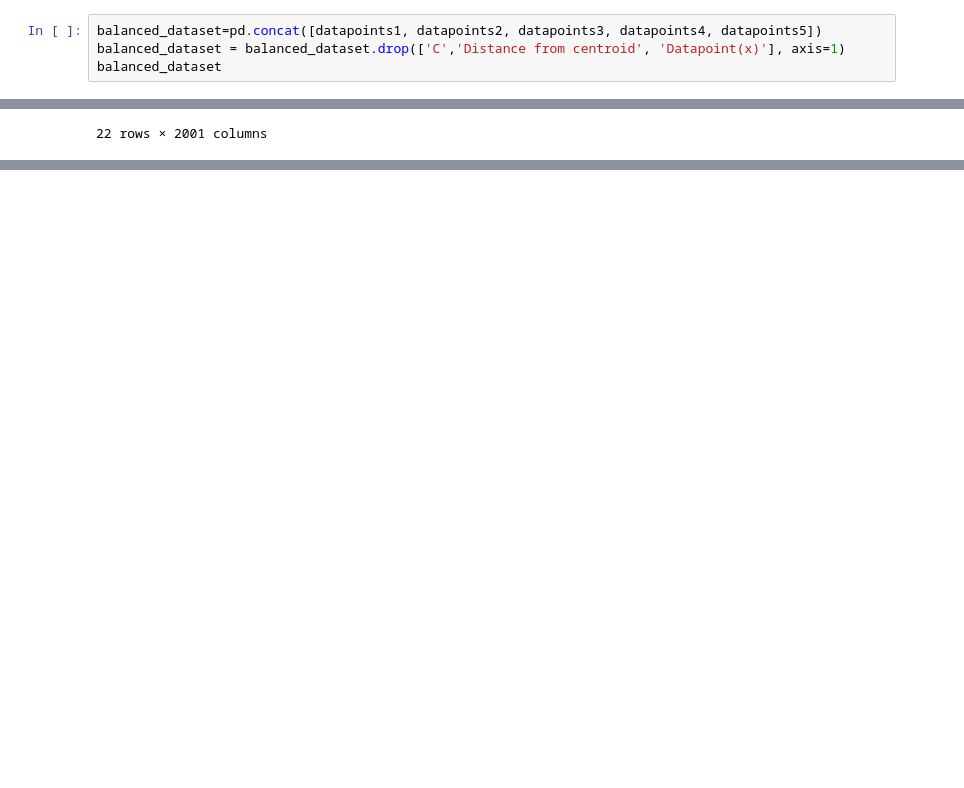
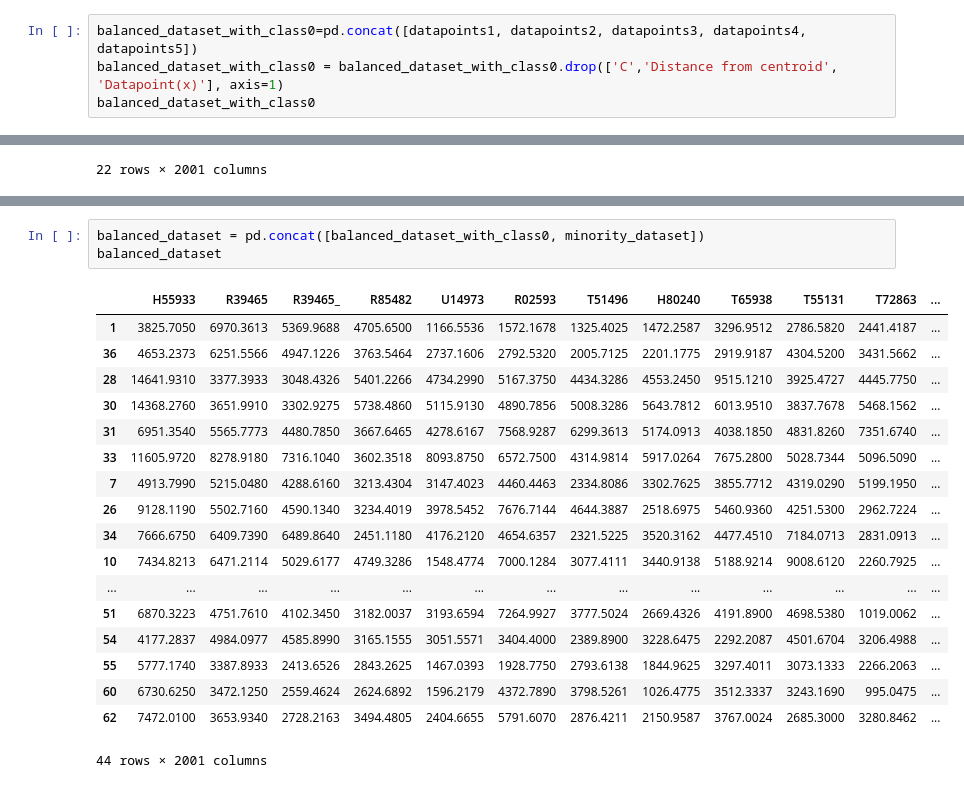
Before and after one commit to disha2sinha/Reducing-Imbalanced-dataset-by-Under-sampling-approach-Consensus-Clustering, a Jupyter notebook: Consensus_Clustering.ipynb, the cells around one changed output, grey strips where cells are left out. Drawn from its saved outputs; the diff is of its cells as text; blank space fills up the shorter version.

```diff
--- a/Consensus_Clustering.ipynb
+++ b/Consensus_Clustering.ipynb
@@ -695,9 +695,9 @@ datapoints5 = cluster_6_with_distance[:6]
 # %% [markdown]
 ### Final Reduced Dataset:
 # %%
-balanced_dataset=pd.concat([datapoints1, datapoints2, datapoints3, datapoints4, datapoints5])
-balanced_dataset = balanced_dataset.drop(['C','Distance from centroid', 'Datapoint(x)'], axis=1)
-balanced_dataset
+balanced_dataset_with_class0=pd.concat([datapoints1, datapoints2, datapoints3, datapoints4, datapoints5])
+balanced_dataset_with_class0 = balanced_dataset_with_class0.drop(['C','Distance from centroid', 'Datapoint(x)'], axis=1)
+balanced_dataset_with_class0
 # %% [output]
 |  | H55933 | R39465 | R39465_ | R85482 | U14973 | R02593 | T51496 | H80240 | T65938 | T55131 | T72863 | ... |
 | 1 | 3825.7050 | 6970.3613 | 5369.9688 | 4705.6500 | 1166.5536 | 1572.1678 | 1325.4025 | 1472.2587 | 3296.9512 | 2786.5820 | 2441.4187 | ... |
@@ -719,0 +748,22 @@ balanced_dataset
+# %%
+balanced_dataset = pd.concat([balanced_dataset_with_class0, minority_dataset])
+balanced_dataset
+# %% [output]
+|  | H55933 | R39465 | R39465_ | R85482 | U14973 | R02593 | T51496 | H80240 | T65938 | T55131 | T72863 | ... |
+| 1 | 3825.7050 | 6970.3613 | 5369.9688 | 4705.6500 | 1166.5536 | 1572.1678 | 1325.4025 | 1472.2587 | 3296.9512 | 2786.5820 | 2441.4187 | ... |
+| 36 | 4653.2373 | 6251.5566 | 4947.1226 | 3763.5464 | 2737.1606 | 2792.5320 | 2005.7125 | 2201.1775 | 2919.9187 | 4304.5200 | 3431.5662 | ... |
+| 28 | 14641.9310 | 3377.3933 | 3048.4326 | 5401.2266 | 4734.2990 | 5167.3750 | 4434.3286 | 4553.2450 | 9515.1210 | 3925.4727 | 4445.7750 | ... |
+| 30 | 14368.2760 | 3651.9910 | 3302.9275 | 5738.4860 | 5115.9130 | 4890.7856 | 5008.3286 | 5643.7812 | 6013.9510 | 3837.7678 | 5468.1562 | ... |
+| 31 | 6951.3540 | 5565.7773 | 4480.7850 | 3667.6465 | 4278.6167 | 7568.9287 | 6299.3613 | 5174.0913 | 4038.1850 | 4831.8260 | 7351.6740 | ... |
+| 33 | 11605.9720 | 8278.9180 | 7316.1040 | 3602.3518 | 8093.8750 | 6572.7500 | 4314.9814 | 5917.0264 | 7675.2800 | 5028.7344 | 5096.5090 | ... |
+| 7 | 4913.7990 | 5215.0480 | 4288.6160 | 3213.4304 | 3147.4023 | 4460.4463 | 2334.8086 | 3302.7625 | 3855.7712 | 4319.0290 | 5199.1950 | ... |
+| 26 | 9128.1190 | 5502.7160 | 4590.1340 | 3234.4019 | 3978.5452 | 7676.7144 | 4644.3887 | 2518.6975 | 5460.9360 | 4251.5300 | 2962.7224 | ... |
+| 34 | 7666.6750 | 6409.7390 | 6489.8640 | 2451.1180 | 4176.2120 | 4654.6357 | 2321.5225 | 3520.3162 | 4477.4510 | 7184.0713 | 2831.0913 | ... |
+| 10 | 7434.8213 | 6471.2114 | 5029.6177 | 4749.3286 | 1548.4774 | 7000.1284 | 3077.4111 | 3440.9138 | 5188.9214 | 9008.6120 | 2260.7925 | ... |
+| ... | ... | ... | ... | ... | ... | ... | ... | ... | ... | ... | ... | ... |
+| 51 | 6870.3223 | 4751.7610 | 4102.3450 | 3182.0037 | 3193.6594 | 7264.9927 | 3777.5024 | 2669.4326 | 4191.8900 | 4698.5380 | 1019.0062 | ... |
+| 54 | 4177.2837 | 4984.0977 | 4585.8990 | 3165.1555 | 3051.5571 | 3404.4000 | 2389.8900 | 3228.6475 | 2292.2087 | 4501.6704 | 3206.4988 | ... |
+| 55 | 5777.1740 | 3387.8933 | 2413.6526 | 2843.2625 | 1467.0393 | 1928.7750 | 2793.6138 | 1844.9625 | 3297.4011 | 3073.1333 | 2266.2063 | ... |
+| 60 | 6730.6250 | 3472.1250 | 2559.4624 | 2624.6892 | 1596.2179 | 4372.7890 | 3798.5261 | 1026.4775 | 3512.3337 | 3243.1690 | 995.0475 | ... |
+| 62 | 7472.0100 | 3653.9340 | 2728.2163 | 3494.4805 | 2404.6655 | 5791.6070 | 2876.4211 | 2150.9587 | 3767.0024 | 2685.3000 | 3280.8462 | ... |
+44 rows × 2001 columns
```
Also changed, not shown: parts of 3 cells of this notebook.
